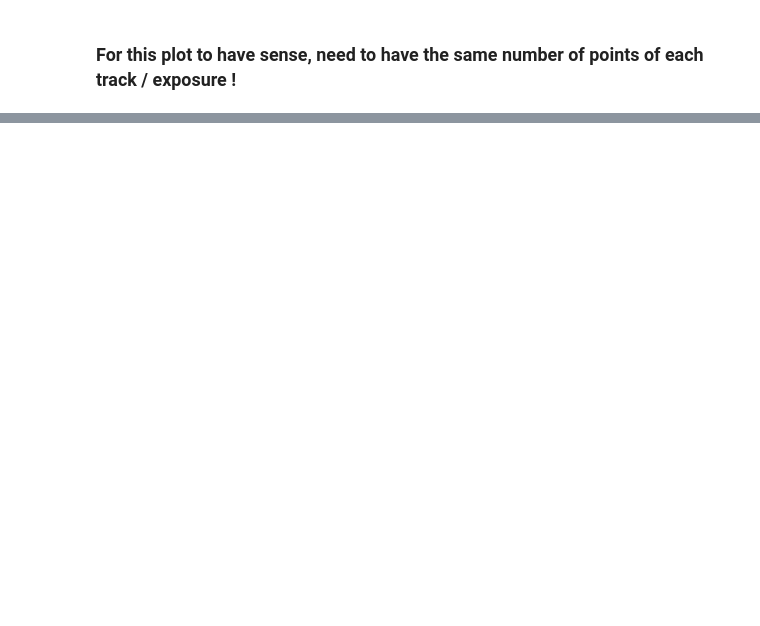
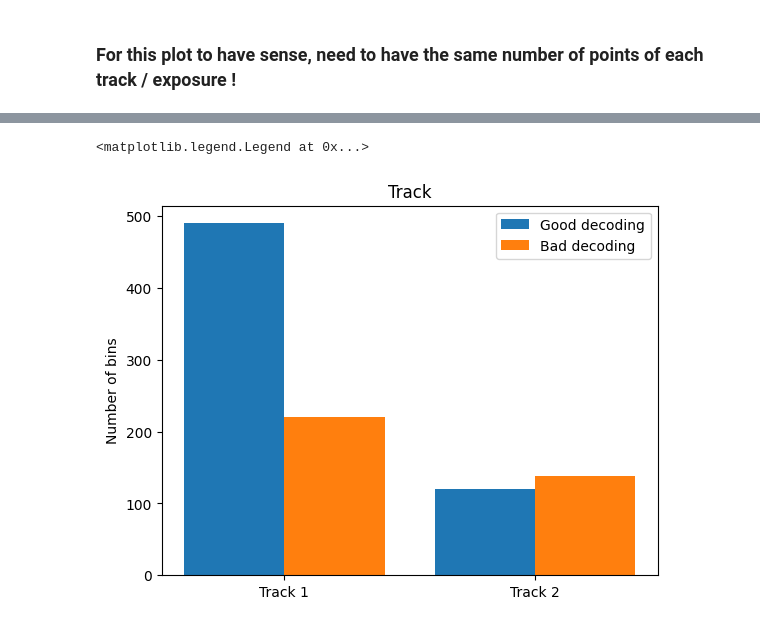
Before and after one commit to bendor-lab/Representational_drift_and_replay_analysis, a Jupyter notebook: Dimension Reduction/UMAP/doubleTrackProjection.ipynb, the cells around one changed output, grey strips where cells are left out. Saved outputs shown, nothing was run; the diff lists cells and outputs as text; code cells hidden in the pictures; blank space fills up the shorter version.

```diff
--- a/Dimension Reduction/UMAP/doubleTrackProjection.ipynb
+++ b/Dimension Reduction/UMAP/doubleTrackProjection.ipynb
@@ -201,0 +208,27 @@ array([[1.        , 0.04184388],
+# %%
+### Look at the correlation betwwen bayesian decoding of the track and manifold
+
+nbGoodDecT1 = len(dfRep[(dfRep["dtrack"] == 1) & (dfRep["track"] == 1)])
+nbGoodDecT2 = len(dfRep[(dfRep["dtrack"] == 2) & (dfRep["track"] == 2)])
+nbBadDecT1 = len(dfRep[(dfRep["dtrack"] == 1) & (dfRep["track"] == 2)])
+nbBadDecT2 = len(dfRep[(dfRep["dtrack"] == 2) & (dfRep["track"] == 1)])
+
+# Define the labels for the bars
+labels = ['Track 1', 'Track 2']
+
+# Define the heights of the bars
+left_bars = [nbGoodDecT1, nbGoodDecT2]
+right_bars = [nbBadDecT1, nbBadDecT2]
+
+# Define the Laps for the bars on the x-axis
+x = np.arange(len(labels))
+rects1 = plt.bar(x - 0.2, left_bars, 0.4, label = 'Good decoding')
+rects2 = plt.bar(x + 0.2, right_bars, 0.4, label = 'Bad decoding')
+
+plt.ylabel('Number of bins')
+plt.title('Track')
+plt.xticks(x, labels)
+plt.legend()
+# %% [output]
+<matplotlib.legend.Legend at 0x...>
+[figure, added]
```
Also changed, not shown: parts of 13 cells of this notebook, 16 other files.
